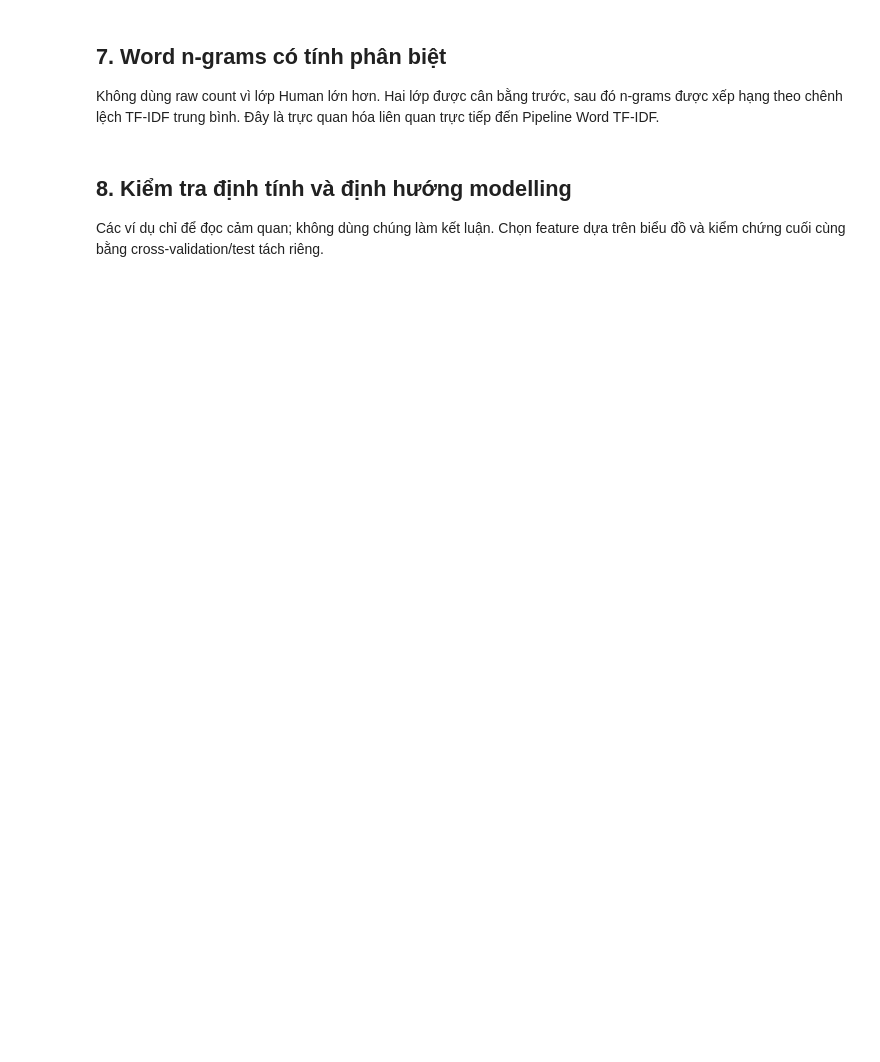
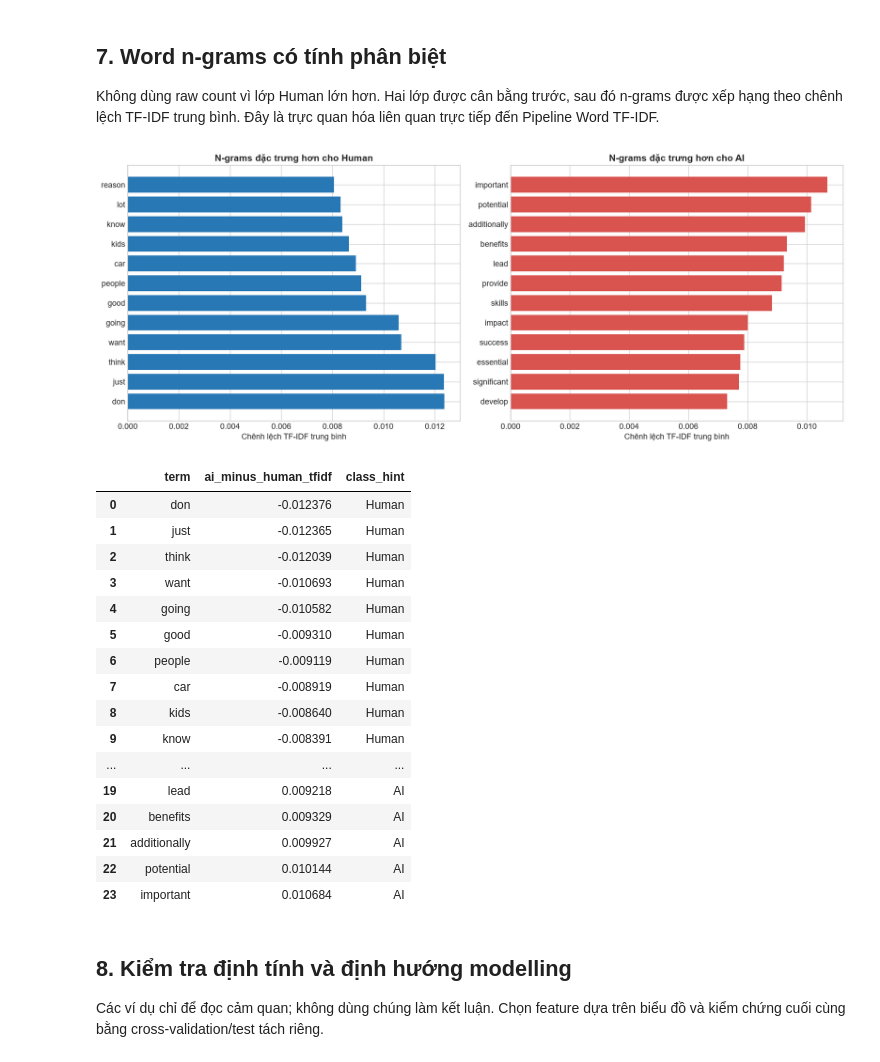
Before and after one commit to manh-dev-AI/AI-gen-text-detection, a Jupyter notebook: data/trucquan.ipynb, the cells around one changed output. Cells and saved outputs as stored; diff of their text form; code cells hidden in the pictures; blank space fills up the shorter version.

```diff
--- a/data/trucquan.ipynb
+++ b/data/trucquan.ipynb
@@ -329,30 +350,52 @@ Không dùng raw count vì lớp Human lớn hơn. Hai lớp được cân bằn
 # %%
 ngram_n = min(df['label'].value_counts().min(), 12_000)
 ngram_df = df.groupby('label', group_keys=False).sample(n=ngram_n, random_state=RANDOM_STATE).reset_index(drop=True)
 
 vectorizer = TfidfVectorizer(
     lowercase=True, stop_words='english', ngram_range=(1, 2),
     min_df=5, max_df=0.90, sublinear_tf=True, max_features=60_000
 )
 X = vectorizer.fit_transform(ngram_df['text'])
 terms = vectorizer.get_feature_names_out()
-mean_ai = np.asarray(X[ngram_df['generated'].eq(1)].mean(axis=0)).ravel()
-mean_human = np.asarray(X[ngram_df['generated'].eq(0)].mean(axis=0)).ravel()
+
+# Đã sửa bằng .to_numpy()
+mean_ai = np.asarray(X[ngram_df['generated'].eq(1).to_numpy()].mean(axis=0)).ravel()
+mean_human = np.asarray(X[ngram_df['generated'].eq(0).to_numpy()].mean(axis=0)).ravel()
+
 term_scores = pd.DataFrame({'term': terms, 'ai_minus_human_tfidf': mean_ai - mean_human})
 top_human = term_scores.nsmallest(12, 'ai_minus_human_tfidf').sort_values('ai_minus_human_tfidf')
 top_ai = term_scores.nlargest(12, 'ai_minus_human_tfidf').sort_values('ai_minus_human_tfidf')
 
 fig, axes = plt.subplots(1, 2, figsize=(15, 6))
 axes[0].barh(top_human['term'], -top_human['ai_minus_human_tfidf'], color=COLOR_HUMAN)
 axes[0].set_title('N-grams đặc trưng hơn cho Human', fontweight='bold')
 axes[0].set_xlabel('Chênh lệch TF-IDF trung bình')
 axes[1].barh(top_ai['term'], top_ai['ai_minus_human_tfidf'], color=COLOR_AI)
 axes[1].set_title('N-grams đặc trưng hơn cho AI', fontweight='bold')
 axes[1].set_xlabel('Chênh lệch TF-IDF trung bình')
 plt.tight_layout()
 plt.show()
 
 display(pd.concat([top_human.assign(class_hint='Human'), top_ai.assign(class_hint='AI')], ignore_index=True))
+# %% [output]
+[figure, added]
+|  | term | ai_minus_human_tfidf | class_hint |
+| 0 | don | -0.012376 | Human |
+| 1 | just | -0.012365 | Human |
+| 2 | think | -0.012039 | Human |
+| 3 | want | -0.010693 | Human |
+| 4 | going | -0.010582 | Human |
+| 5 | good | -0.009310 | Human |
+| 6 | people | -0.009119 | Human |
+| 7 | car | -0.008919 | Human |
+| 8 | kids | -0.008640 | Human |
+| 9 | know | -0.008391 | Human |
+| ... | ... | ... | ... |
+| 19 | lead | 0.009218 | AI |
+| 20 | benefits | 0.009329 | AI |
+| 21 | additionally | 0.009927 | AI |
+| 22 | potential | 0.010144 | AI |
+| 23 | important | 0.010684 | AI |
 # %% [markdown]
 ## 8. Kiểm tra định tính và định hướng modelling
 
```
Also changed, not shown: parts of 7 cells of this notebook, 6 other files.
